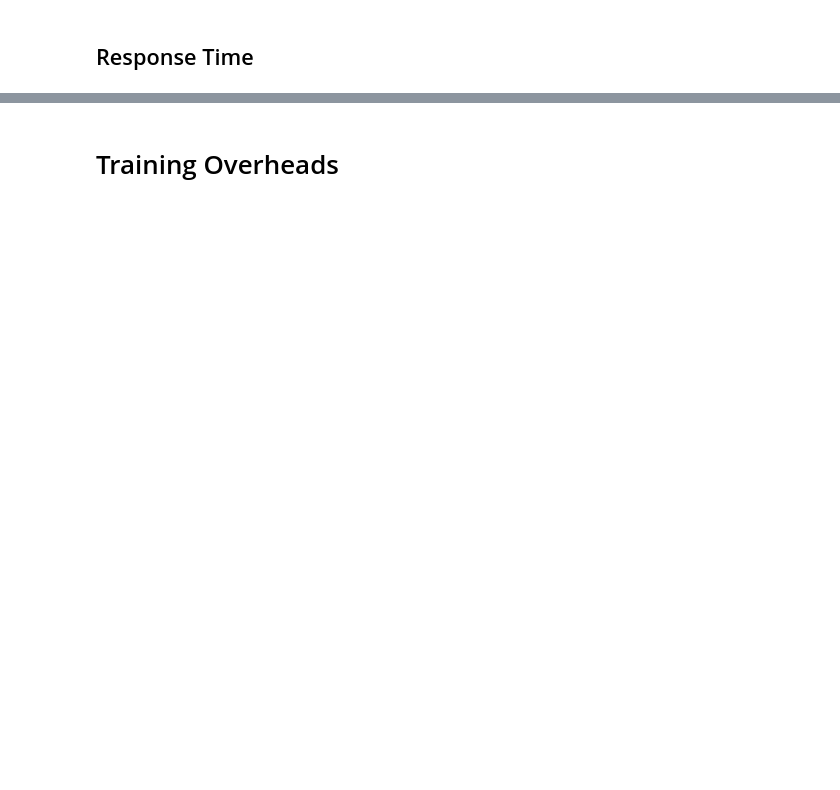
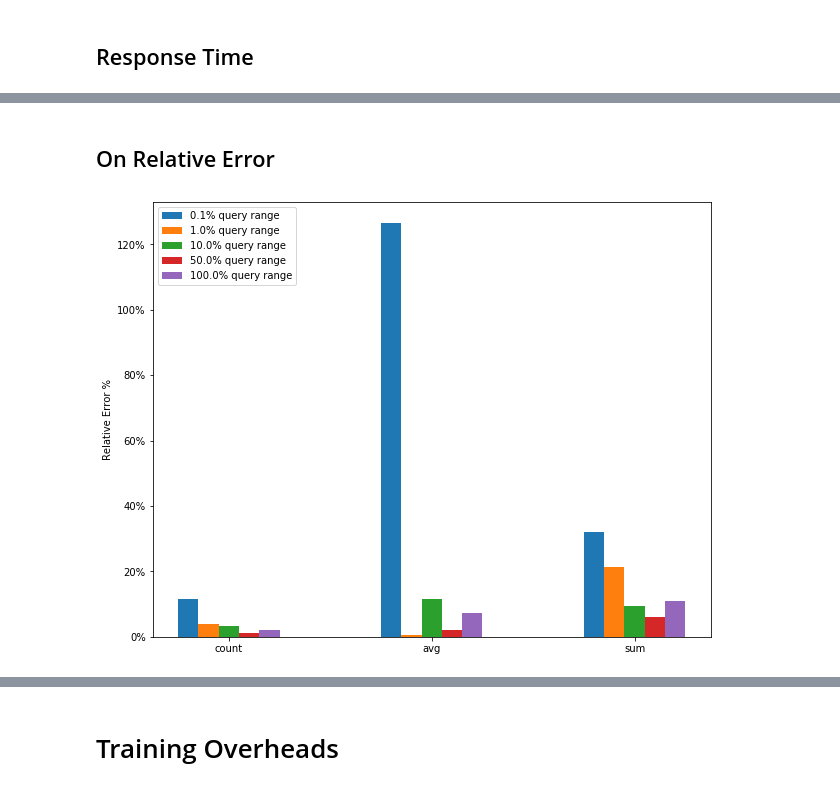
Before and after one commit to raphaelreis/DBest, a Jupyter notebook: src/main/python/analysis_plots.ipynb, the cells around one changed output, grey strips where cells are left out. Cells and saved outputs as stored; diff of their text form; code cells hidden in the pictures; blank space fills up the shorter version.

```diff
--- a/src/main/python/analysis_plots.ipynb
+++ b/src/main/python/analysis_plots.ipynb
@@ -192,0 +148,9 @@ plt.show()
+# %%
+compared_objects = [0.001, 0.01, 0.1,0.5, 1.0]
+root = "../../../"
+dir_name = "results/{}/sensitive_analysis/query_range/".format(mode)
+dir_ = root + dir_name
+subdir_error = "relative_error/"
+subdir_time = "response_time/"
+
+query_range_results = load_results(dir_, subdir_error, compared_objects)
@@ -192,0 +159,10 @@ plt.show()
+# %% [markdown]
+## On Relative Error
+# %%
+fig, ax = plot_bar(query_range_results, figsize=(10, 8), bar_width=0.1)
+ax.yaxis.set_major_formatter(mtick.PercentFormatter())
+ax.set_ylabel('Relative Error %')
+ax.legend(plot_legend, loc='upper left')
+plt.show()
+# %% [output]
+[figure, added]
```
Also changed, not shown: parts of 21 cells of this notebook, 1 other file.
